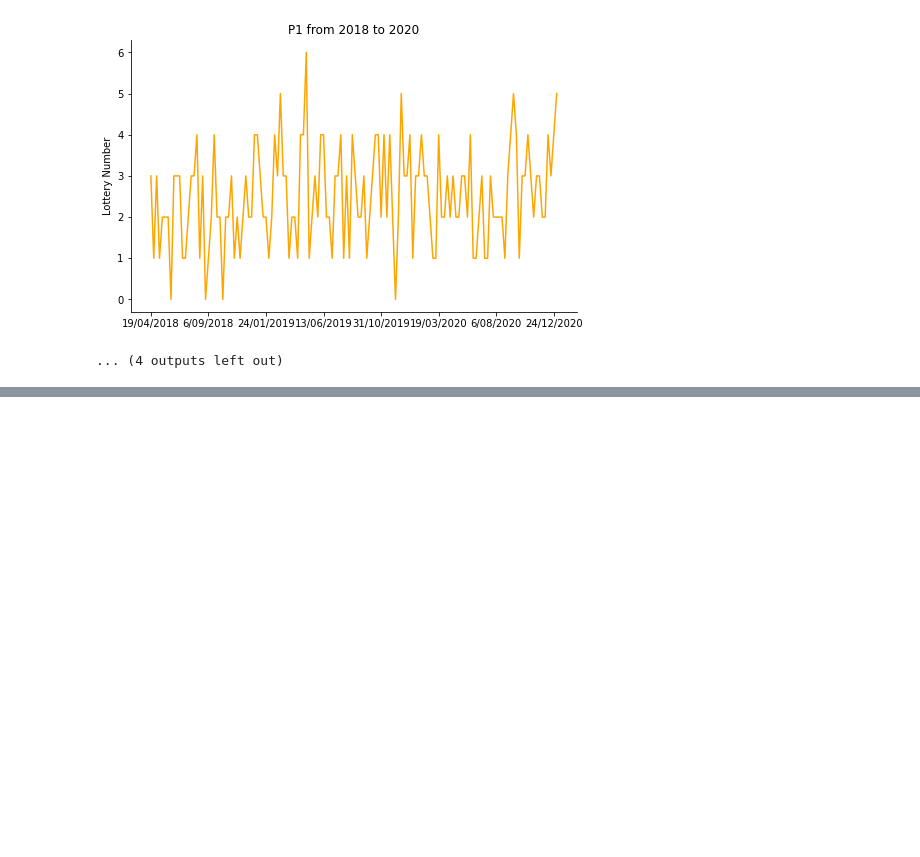
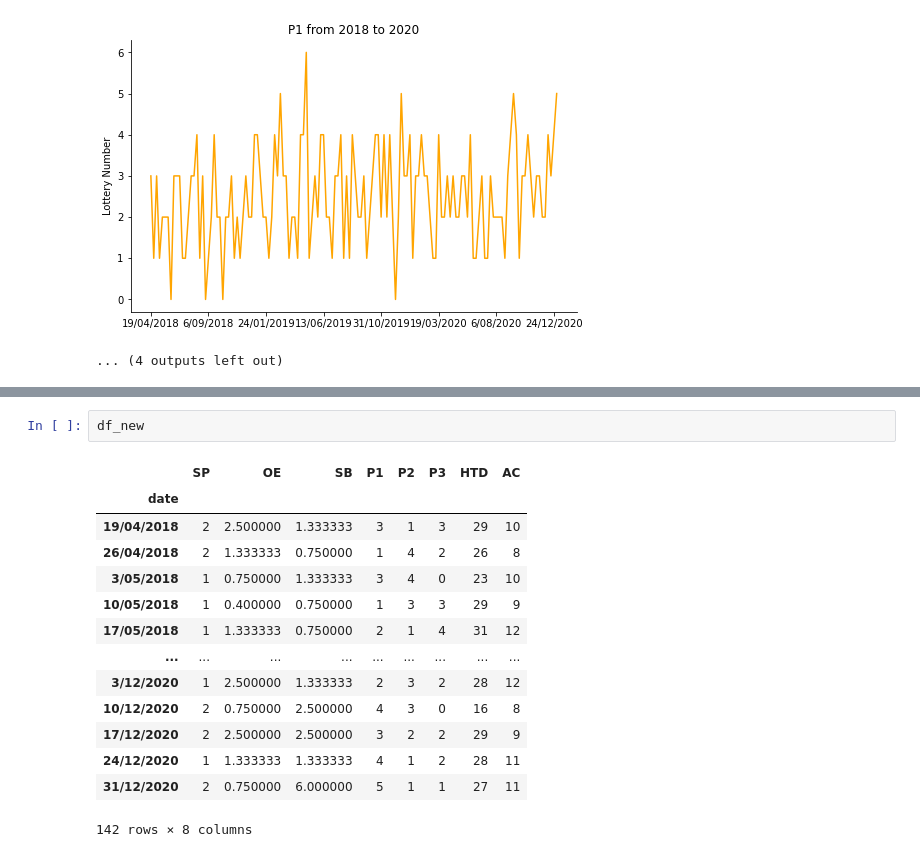
Before and after one commit to Anoshawott/project-PRE-LOT, a Jupyter notebook: forecasting-lottery.ipynb, the cells around one changed output, grey strips where cells are left out. Saved outputs shown, nothing was run; the diff lists cells and outputs as text; blank space fills up the shorter version.

```diff
--- a/forecasting-lottery.ipynb
+++ b/forecasting-lottery.ipynb
@@ -232,0 +332,17 @@ for i in cols:
+# %%
+df_new
+# %% [output]
+|  | SP | OE | SB | P1 | P2 | P3 | HTD | AC |
+| date |  |  |  |  |  |  |  |  |
+| 19/04/2018 | 2 | 2.500000 | 1.333333 | 3 | 1 | 3 | 29 | 10 |
+| 26/04/2018 | 2 | 1.333333 | 0.750000 | 1 | 4 | 2 | 26 | 8 |
+| 3/05/2018 | 1 | 0.750000 | 1.333333 | 3 | 4 | 0 | 23 | 10 |
+| 10/05/2018 | 1 | 0.400000 | 0.750000 | 1 | 3 | 3 | 29 | 9 |
+| 17/05/2018 | 1 | 1.333333 | 0.750000 | 2 | 1 | 4 | 31 | 12 |
+| ... | ... | ... | ... | ... | ... | ... | ... | ... |
+| 3/12/2020 | 1 | 2.500000 | 1.333333 | 2 | 3 | 2 | 28 | 12 |
+| 10/12/2020 | 2 | 0.750000 | 2.500000 | 4 | 3 | 0 | 16 | 8 |
+| 17/12/2020 | 2 | 2.500000 | 2.500000 | 3 | 2 | 2 | 29 | 9 |
+| 24/12/2020 | 1 | 1.333333 | 1.333333 | 4 | 1 | 2 | 28 | 11 |
+| 31/12/2020 | 2 | 0.750000 | 6.000000 | 5 | 1 | 1 | 27 | 11 |
+142 rows × 8 columns
```
Also changed, not shown: parts of 9 cells of this notebook.
